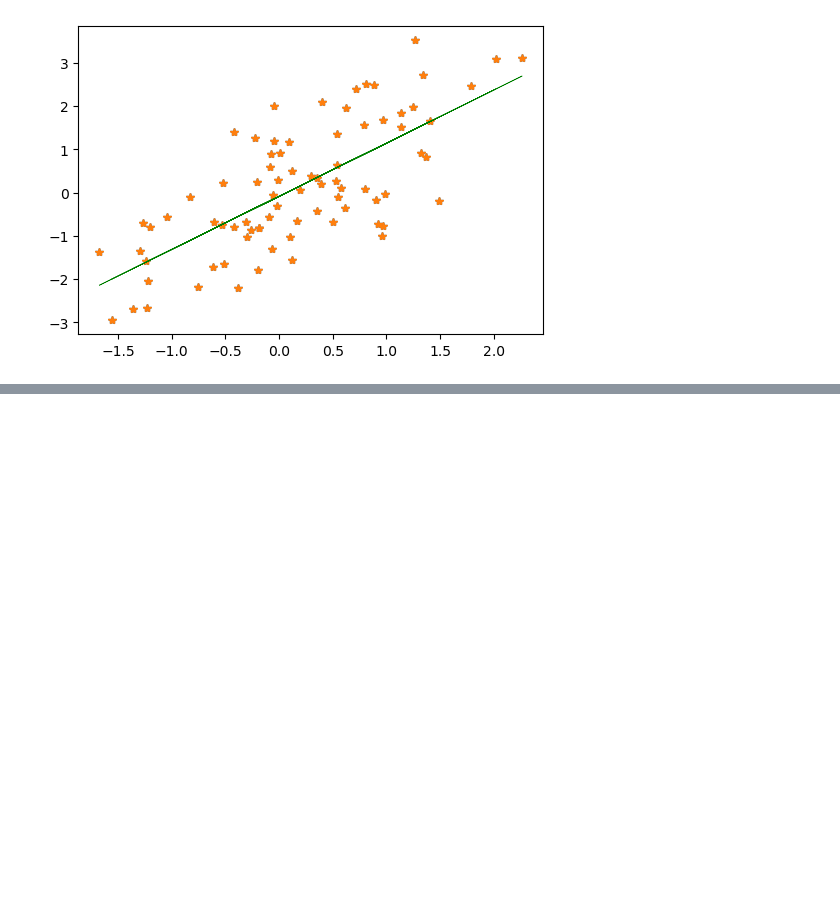
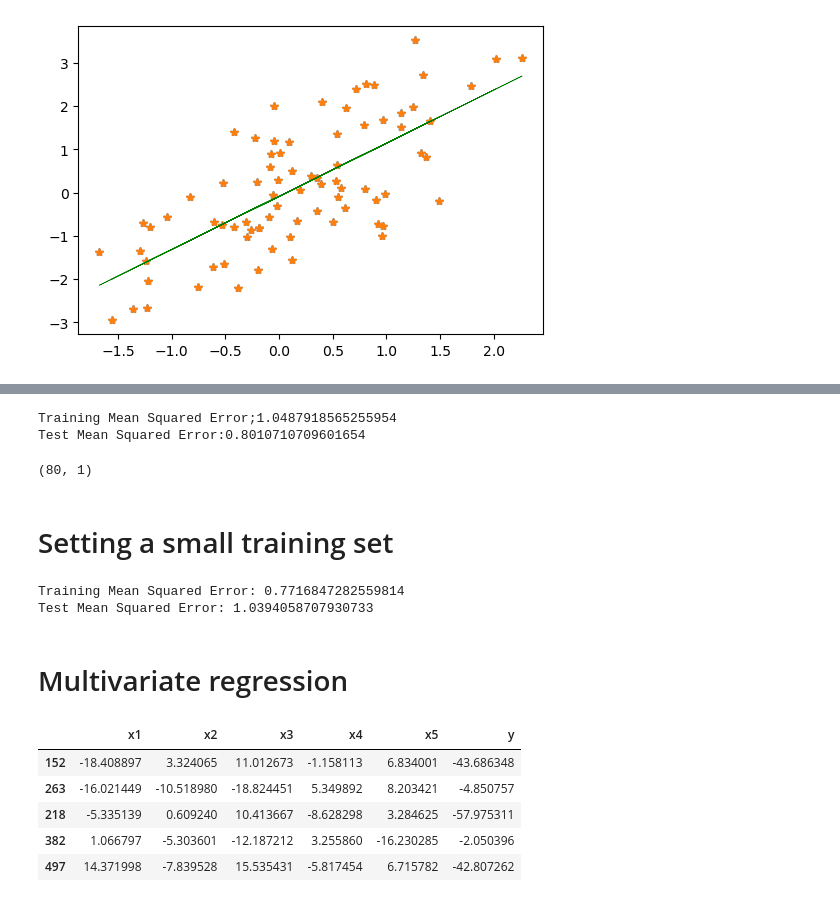
Before and after one commit to AkanchhaChoudhary/MSc-Data_Management_and_Business_Analytics, a Jupyter notebook: Second_Trimester/3. Regression/Practical 3.2.ipynb, the cells around one changed output, grey strips where cells are left out. Cells and saved outputs as stored; diff of their text form; code cells hidden in the pictures; blank space fills up the shorter version.

```diff
--- a/Second_Trimester/3. Regression/Practical 3.2.ipynb
+++ b/Second_Trimester/3. Regression/Practical 3.2.ipynb
@@ -59,0 +69,23 @@ plt.show
+# %%
+# Predict on the training set
+Y_train_pred = Lin_model.predict(X_train)
+
+# Predict on the test set
+Y_test_pred = Lin_model.predict(X_test)
+
+# Calculate the MSE for training predictions
+mse_train = mean_squared_error(Y_train,Y_train_pred)
+print(f"Training Mean Squared Error;{mse_train}")
+
+# Calculate the MSE for the test predictions
+mse_test = mean_squared_error(Y_test,Y_test_pred)
+print(f"Test Mean Squared Error:{mse_test}")
+# %% [output]
+Training Mean Squared Error;1.0487918565255954
+Test Mean Squared Error:0.8010710709601654
+# %%
+X_train.shape
+# %% [output]
+(80, 1)
+# %% [markdown]
+# Setting a small training set
@@ -59,0 +113,19 @@ plt.show
+# %%
+mse_train, mse_test = get_mse(target_train_size = 15)
+print(f"Training Mean Squared Error: {mse_train}")
+print(f"Test Mean Squared Error: {mse_test}")
+# %% [output]
+Training Mean Squared Error: 0.7716847282559814
+Test Mean Squared Error: 1.0394058707930733
+# %% [markdown]
+# Multivariate regression
+# %%
+df = pd.read_csv('3.2_data.csv')
+df.sample(5)
+# %% [output]
+|  | x1 | x2 | x3 | x4 | x5 | y |
+| 152 | -18.408897 | 3.324065 | 11.012673 | -1.158113 | 6.834001 | -43.686348 |
+| 263 | -16.021449 | -10.518980 | -18.824451 | 5.349892 | 8.203421 | -4.850757 |
+| 218 | -5.335139 | 0.609240 | 10.413667 | -8.628298 | 3.284625 | -57.975311 |
+| 382 | 1.066797 | -5.303601 | -12.187212 | 3.255860 | -16.230285 | -2.050396 |
+| 497 | 14.371998 | -7.839528 | 15.535431 | -5.817454 | 6.715782 | -42.807262 |
```
Also changed, not shown: parts of 5 cells of this notebook.
